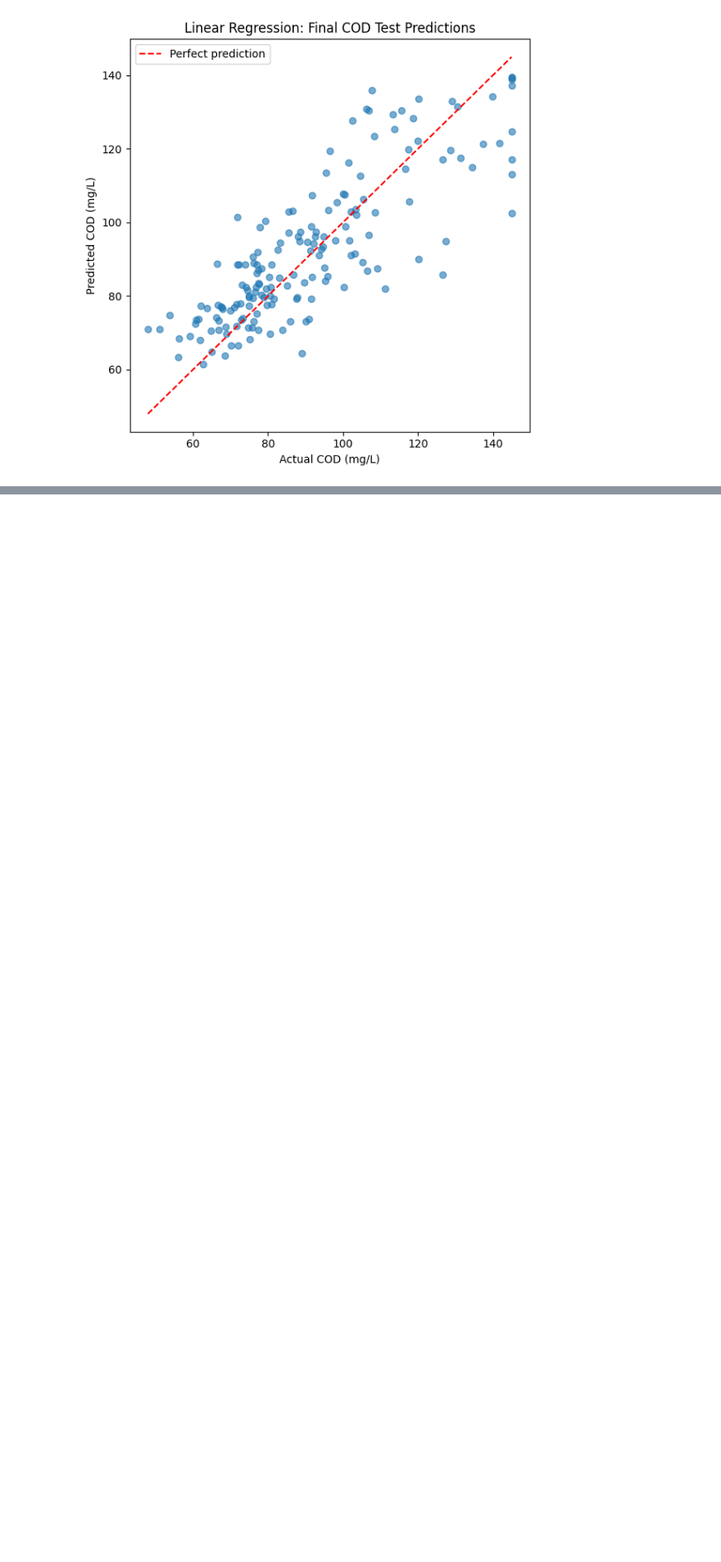
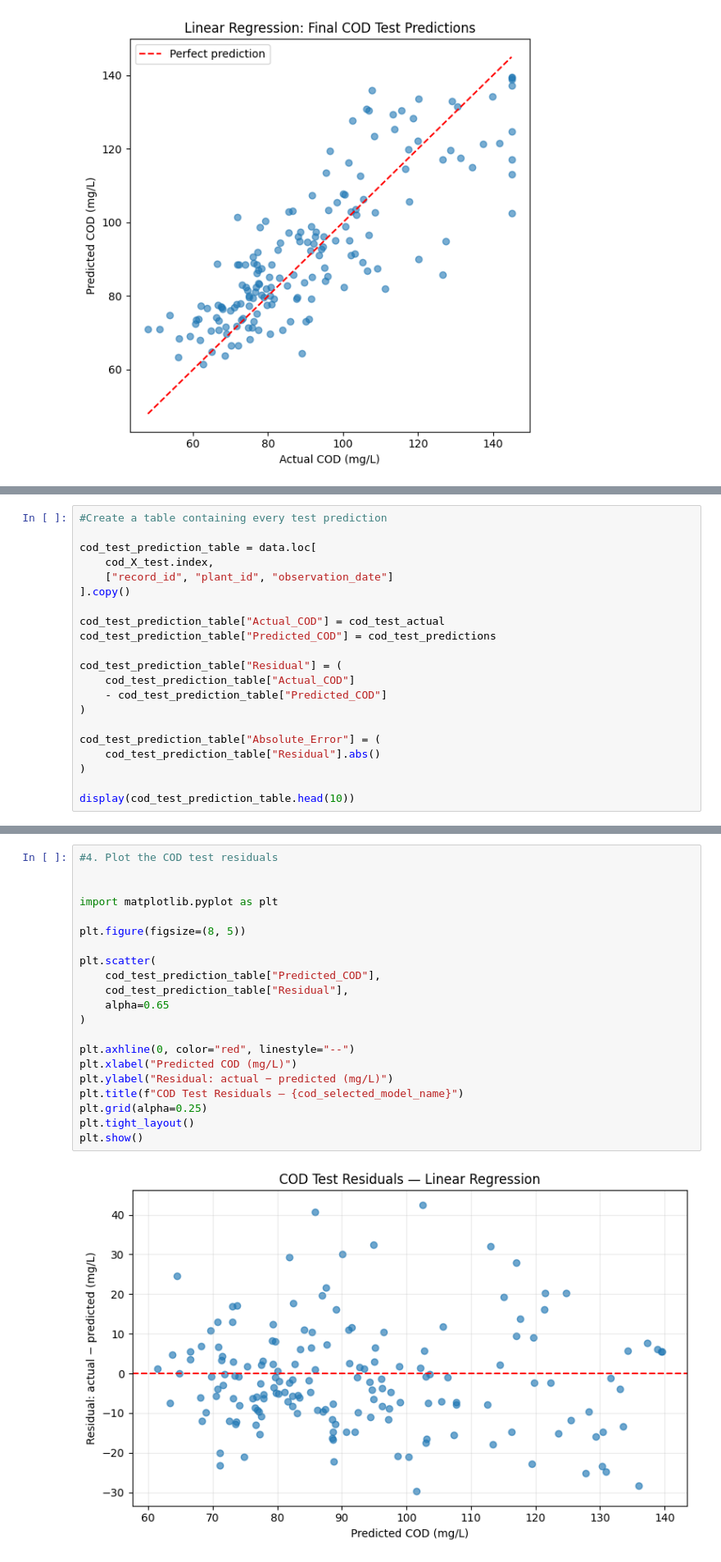
Before and after one commit to DeepikaSneha/wastewater_ML_pipelines, a Jupyter notebook: Main.ipynb, the cells around one changed output, grey strips where cells are left out. Shown at 82% size. Saved outputs shown, nothing was run; the diff lists cells and outputs as text; blank space fills up the shorter version.

```diff
--- a/Main.ipynb
+++ b/Main.ipynb
@@ -2084,0 +2122,21 @@ plt.show()
+# %%
+#Create a table containing every test prediction
+
+cod_test_prediction_table = data.loc[
+    cod_X_test.index,
+    ["record_id", "plant_id", "observation_date"]
+].copy()
+
+cod_test_prediction_table["Actual_COD"] = cod_test_actual
+cod_test_prediction_table["Predicted_COD"] = cod_test_predictions
+
+cod_test_prediction_table["Residual"] = (
+    cod_test_prediction_table["Actual_COD"]
+    - cod_test_prediction_table["Predicted_COD"]
+)
+
+cod_test_prediction_table["Absolute_Error"] = (
+    cod_test_prediction_table["Residual"].abs()
+)
+
+display(cod_test_prediction_table.head(10))
@@ -2084,0 +2178,23 @@ plt.show()
+# %%
+#4. Plot the COD test residuals
+
+
+import matplotlib.pyplot as plt
+
+plt.figure(figsize=(8, 5))
+
+plt.scatter(
+    cod_test_prediction_table["Predicted_COD"],
+    cod_test_prediction_table["Residual"],
+    alpha=0.65
+)
+
+plt.axhline(0, color="red", linestyle="--")
+plt.xlabel("Predicted COD (mg/L)")
+plt.ylabel("Residual: actual − predicted (mg/L)")
+plt.title(f"COD Test Residuals — {cod_selected_model_name}")
+plt.grid(alpha=0.25)
+plt.tight_layout()
+plt.show()
+# %% [output]
+[figure, added]
```
Also changed, not shown: parts of 39 cells of this notebook.
